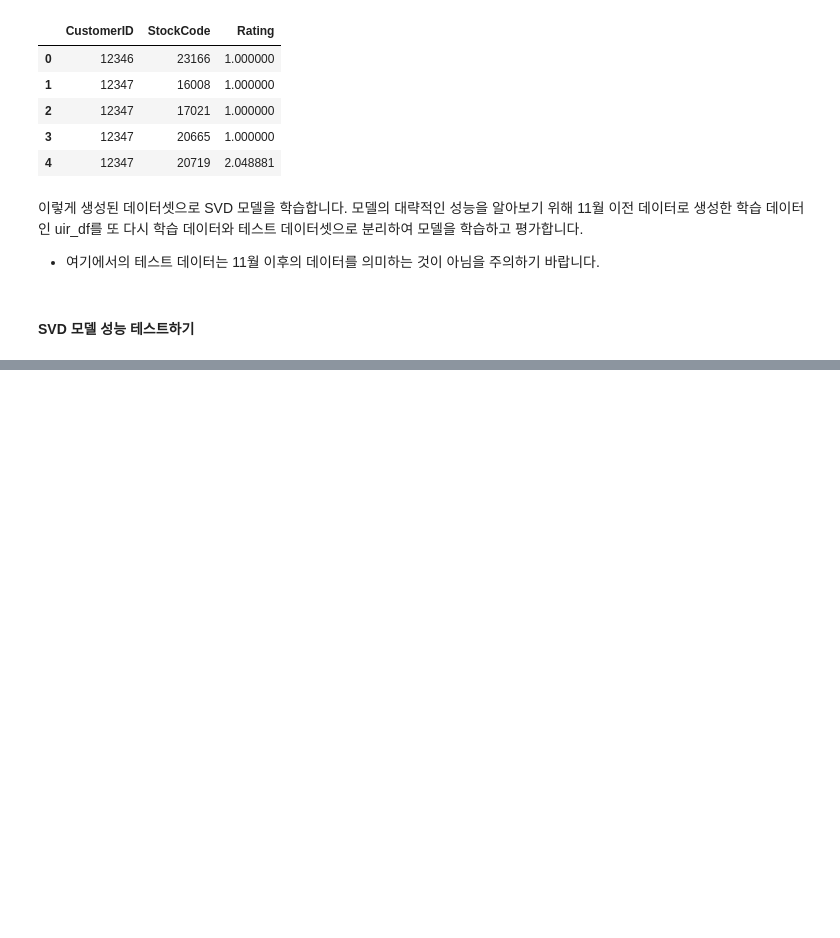
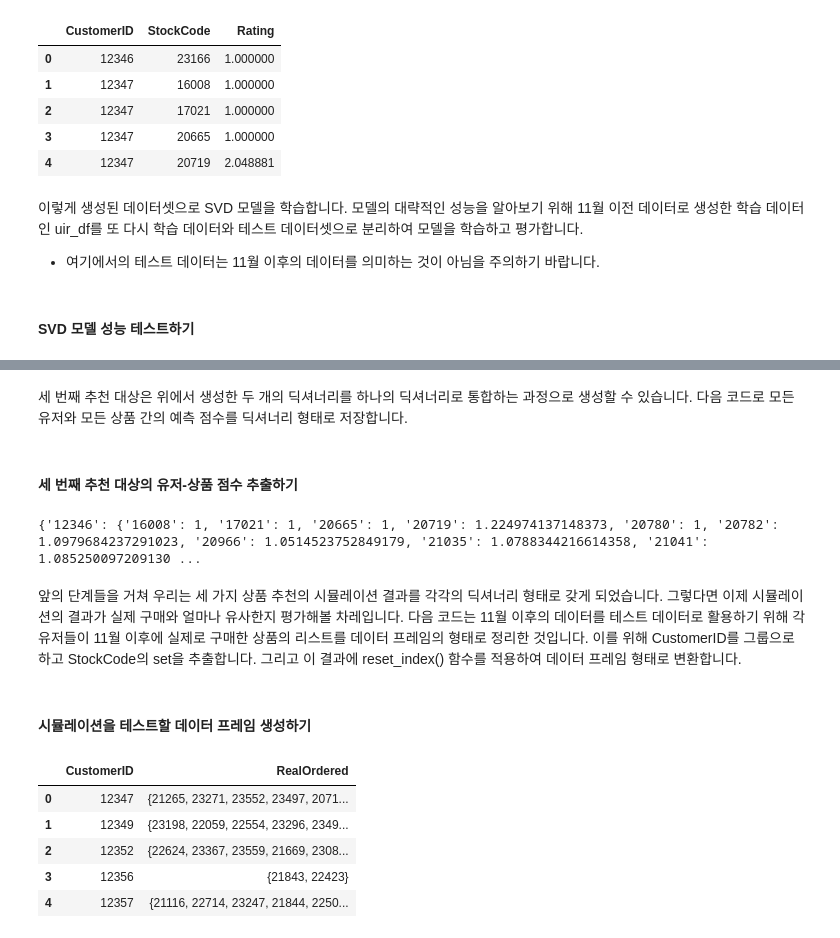
Before and after one commit to choiuikang/with_python, a Jupyter notebook: chapter-5.2.ipynb, the cells around one changed output, grey strips where cells are left out. Saved outputs shown, nothing was run; the diff lists cells and outputs as text; code cells hidden in the pictures; blank space fills up the shorter version.

```diff
--- a/chapter-5.2.ipynb
+++ b/chapter-5.2.ipynb
@@ -553,0 +610,43 @@ ModuleNotFoundError: No module named 'surprise'
+# %% [markdown]
+세 번째 추천 대상은 위에서 생성한 두 개의 딕셔너리를 하나의 딕셔너리로 통합하는 과정으로 생성할 수 있습니다. 다음 코드로 모든 유저와 모든 상품 간의 예측 점수를 딕셔너리 형태로 저장합니다.
+# %% [markdown]
+#### 세 번째 추천 대상의 유저-상품 점수 추출하기
+# %%
+# 두 딕셔너리를 하나로 통합합니다.
+total_prediction_dict = {}
+
+# new_order_prediction_dict 정보를 새로운 딕셔너리에 저장합니다.
+for customer_id in new_order_prediction_dict:
+    if customer_id not in total_prediction_dict:
+        total_prediction_dict[customer_id] = {}
+    for stock_code, predicted_rating in new_order_prediction_dict[customer_id].items():
+        if stock_code not in total_prediction_dict[customer_id]:
+            total_prediction_dict[customer_id][stock_code] = predicted_rating
+
+# reorder_prediction_dict 정보를 새로운 딕셔너리에 저장합니다.
+for customer_id in reorder_prediction_dict:
+    if customer_id not in total_prediction_dict:
+        total_prediction_dict[customer_id] = {}
+    for stock_code, predicted_rating in reorder_prediction_dict[customer_id].items():
+        if stock_code not in total_prediction_dict[customer_id]:
+            total_prediction_dict[customer_id][stock_code] = predicted_rating
+
+print(str(total_prediction_dict)[:300] + "...")
+# %% [output]
+{'12346': {'16008': 1, '17021': 1, '20665': 1, '20719': 1.224974137148373, '20780': 1, '20782': 1.0979684237291023, '20966': 1.0514523752849179, '21035': 1.0788344216614358, '21041': 1.085250097209130 ...
+# %% [markdown]
+앞의 단계들을 거쳐 우리는 세 가지 상품 추천의 시뮬레이션 결과를 각각의 딕셔너리 형태로 갖게 되었습니다. 그렇다면 이제 시뮬레이션의 결과가 실제 구매와 얼마나 유사한지 평가해볼 차레입니다. 다음 코드는 11월 이후의 데이터를 테스트 데이터로 활용하기 위해 각 유저들이 11월 이후에 실제로 구매한 상품의 리스트를 데이터 프레임의 형태로 정리한 것입니다. 이를 위해 CustomerID를 그룹으로 하고 StockCode의 set을 추출합니다. 그리고 이 결과에 reset_index() 함수를 적용하여 데이터 프레임 형태로 변환합니다.
+# %% [markdown]
+#### 시뮬레이션을 테스트할 데이터 프레임 생성하기
+# %%
+# 11월 이후의 데이터를 테스트 데이터셋으로 사용하기 위한 데이터 프레임을 생성합니다.
+simulation_test_df = df_year_end.groupby('CustomerID')['StockCode'].apply(set).reset_index()
+simulation_test_df.columns = ['CustomerID', 'RealOrdered']
+simulation_test_df.head()
+# %% [output]
+|  | CustomerID | RealOrdered |
+| 0 | 12347 | {21265, 23271, 23552, 23497, 2071... |
+| 1 | 12349 | {23198, 22059, 22554, 23296, 2349... |
+| 2 | 12352 | {22624, 23367, 23559, 21669, 2308... |
+| 3 | 12356 | {21843, 22423} |
+| 4 | 12357 | {21116, 22714, 23247, 21844, 2250... |
```
Also changed, not shown: parts of 43 cells of this notebook.
